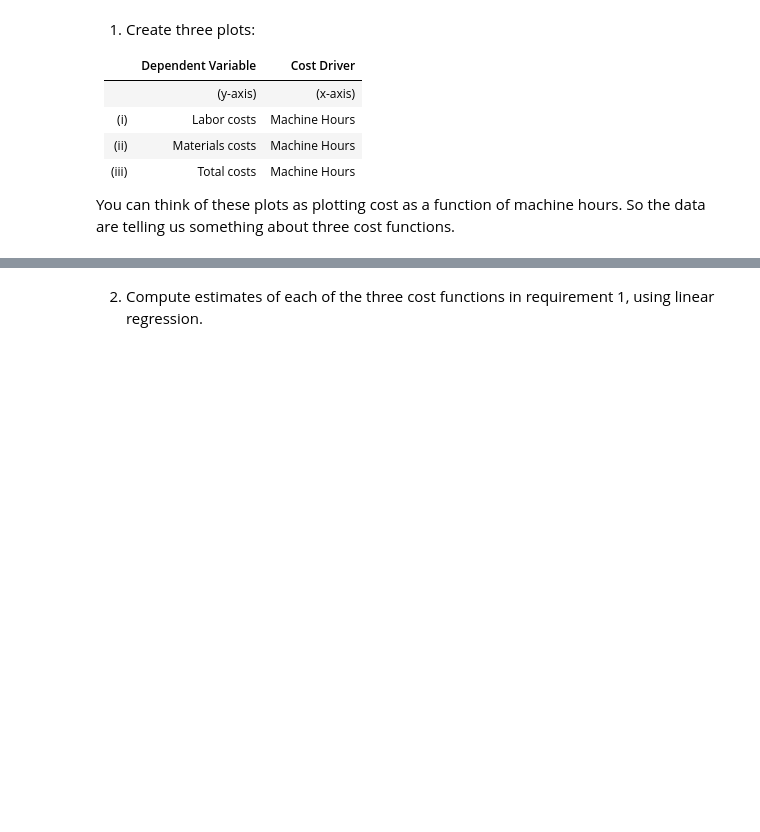
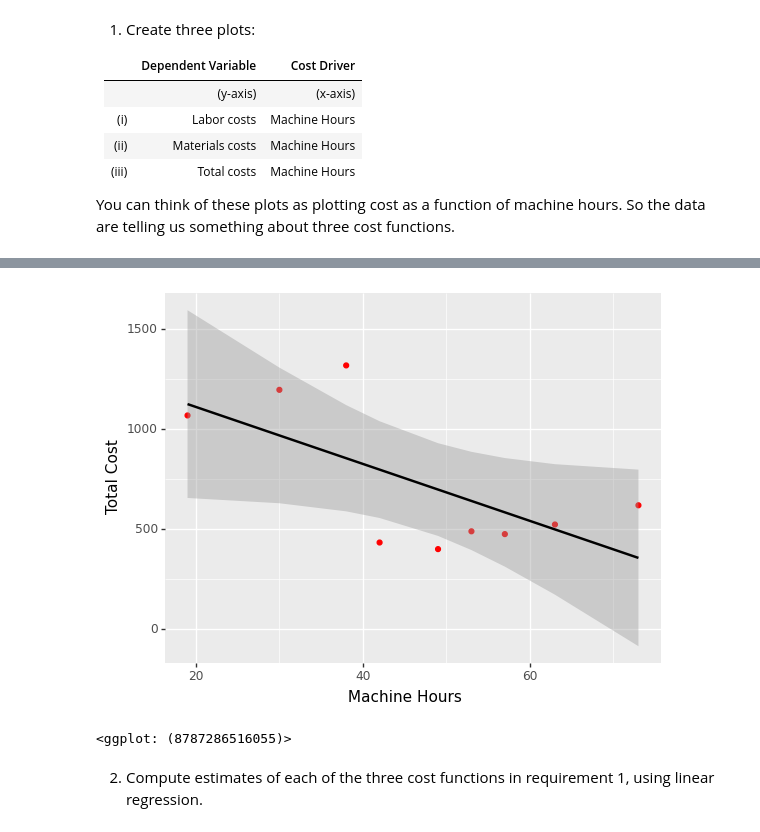
Before and after one commit to ArthurHowardMorris/ArthurHowardMorris.github.io, a Jupyter notebook: assets/slides/acct3210/S3/Lecture3CostEstimation.ipynb, the cells around one changed output, grey strips where cells are left out. Saved outputs shown, nothing was run; the diff lists cells and outputs as text; code cells hidden in the pictures; blank space fills up the shorter version.

```diff
--- a/assets/slides/acct3210/S3/Lecture3CostEstimation.ipynb
+++ b/assets/slides/acct3210/S3/Lecture3CostEstimation.ipynb
@@ -194,2 +220,11 @@ So the data are telling us something about three cost functions.
+# %%
+(ggplot(
+    p2df, aes(x=' Machine Hours ', y='Total Cost')) +
+    geom_point(colour="red") +
+    stat_smooth(method='ols')
+)
+# %% [output]
+[figure, added]
+<ggplot: (8787286516055)>
 # %% [markdown]
 2. Compute estimates of each of the three cost functions in requirement 1, using linear regression.
```
Also changed, not shown: parts of 23 cells of this notebook, 1 other file.
